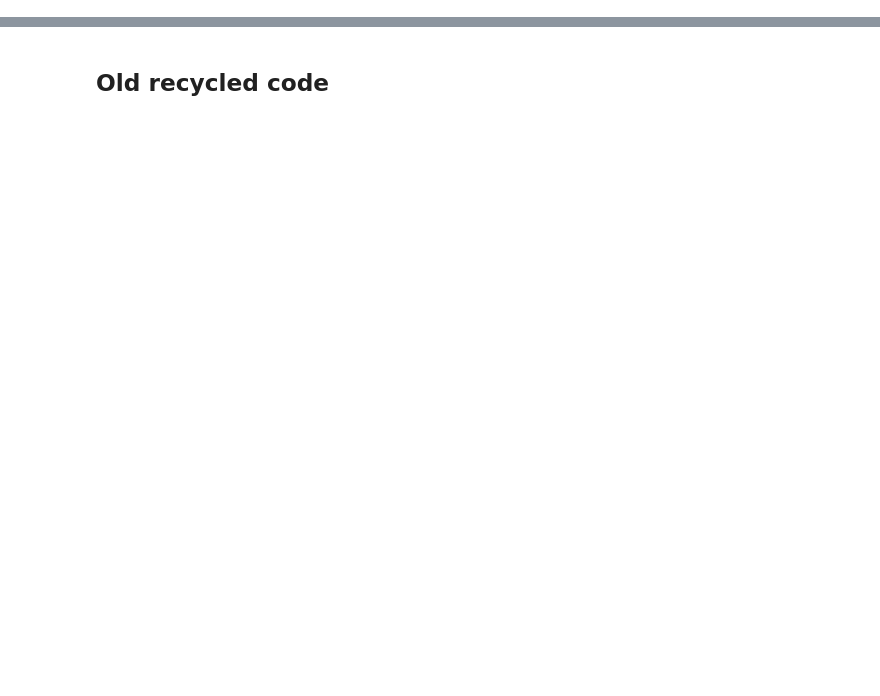
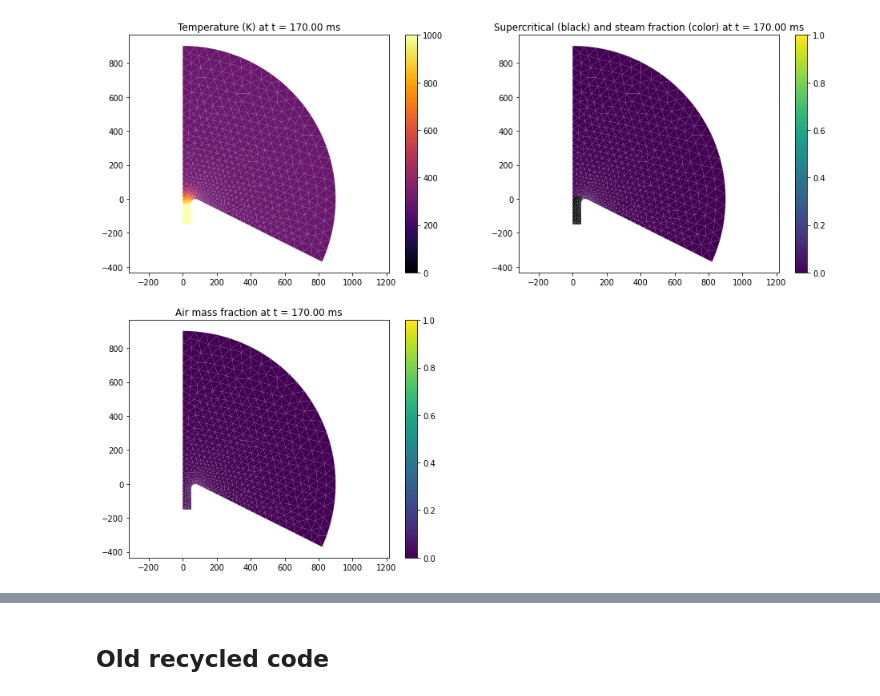
Before and after one commit to fredriclam/quail_volcano, a Jupyter notebook: scenarios/submarine/submarine_inspector.ipynb, the cells around one changed output, grey strips where cells are left out. Drawn from its saved outputs; the diff is of its cells as text; code cells hidden in the pictures; blank space fills up the shorter version.

```diff
--- a/scenarios/submarine/submarine_inspector.ipynb
+++ b/scenarios/submarine/submarine_inspector.ipynb
@@ -86,0 +177,43 @@ import physics.multiphaseWLMA.iapws95_light.mixtureWLMA as mixtureWLMA
+# %%
+# Plot relevant thermodynamic variables
+
+plt.figure(figsize=(16,12))
+plt.subplot(2,2,1)
+plt.set_cmap("inferno")
+clims = (0, 1000)
+mdtools.plot_mean(x, T, clims)
+sm = plt.cm.ScalarMappable(
+  norm=matplotlib.colors.Normalize(vmin=clims[0], vmax=clims[1]),
+  cmap="inferno")
+cb = plt.colorbar(sm)
+tl = plt.title(f"Temperature (K) at t = {1e3*t:.2f} ms")
+plt.set_cmap("viridis")
+
+plt.subplot(2,2,2)
+i_where_psupercrit = np.any(steamfrac < 0, axis=1, keepdims=True).squeeze()
+# Plot supercritical fluid region
+plt.set_cmap("inferno")
+clims = (-1, 1)
+mdtools.plot_mean(x[i_where_psupercrit, ...],
+                  steamfrac[i_where_psupercrit, ...], clims)
+plt.set_cmap("viridis")
+# Superimpose subcritical fluid steam fractions
+clims = (0, 1)
+mdtools.plot_mean(x[~i_where_psupercrit, ...],
+                  steamfrac[~i_where_psupercrit, ...], clims)
+sm = plt.cm.ScalarMappable(
+  norm=matplotlib.colors.Normalize(vmin=clims[0], vmax=clims[1]),
+  cmap=plt.get_cmap())
+cb = plt.colorbar(sm)
+plt.title(f"Supercritical (black) and steam fraction (color) at t = {1e3*t:.2f} ms")
+
+plt.subplot(2,2,3)
+clims = (0, 1)
+mdtools.plot_mean(x, ya, clims)
+sm = plt.cm.ScalarMappable(
+  norm=matplotlib.colors.Normalize(vmin=clims[0], vmax=clims[1]),
+  cmap=plt.get_cmap())
+cb = plt.colorbar(sm)
+tl = plt.title(f"Air mass fraction at t = {1e3*t:.2f} ms")
+# %% [output]
+[figure, added]
```
Also changed, not shown: parts of 25 cells of this notebook, 4 other files.
